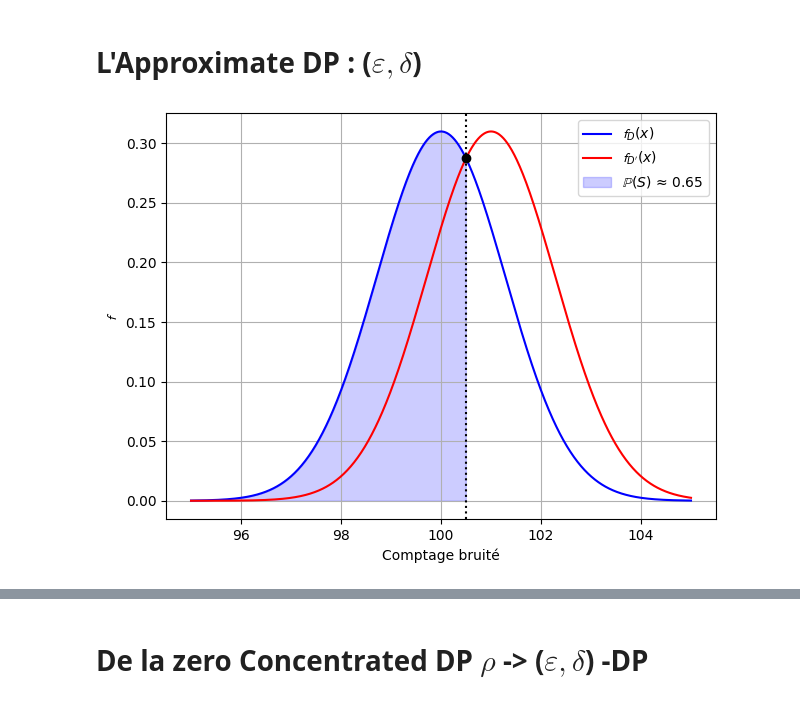
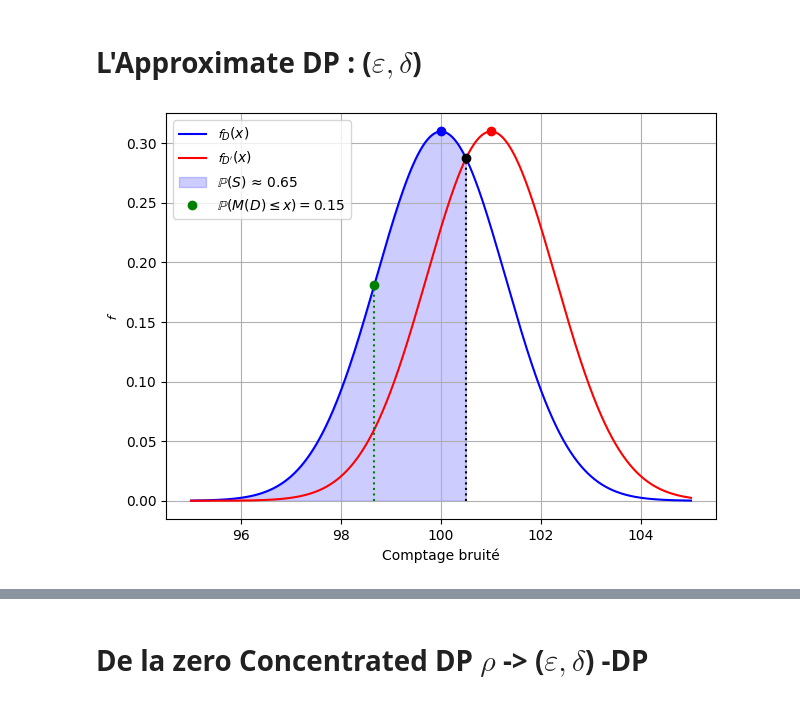
Before and after one commit to InseeFrLab/diff-privacy, a Jupyter notebook: comprendre_dp.ipynb, the cells around one changed output, grey strips where cells are left out. Cells and saved outputs as stored; diff of their text form; code cells hidden in the pictures.

```diff
--- a/comprendre_dp.ipynb
+++ b/comprendre_dp.ipynb
@@ -134,35 +153,46 @@ x_limit = 100.5
 mu1, mu2 = 100, 101
 b = np.sqrt(2) / np.log(3)
 
 # Densités
 y1 = norm.pdf(x, loc=mu1, scale=b)
 y2 = norm.pdf(x, loc=mu2, scale=b)
 
 # Point limite pour l’aire
 idx_limit = np.where(x <= x_limit)
 area = np.trapezoid(y1[idx_limit], x[idx_limit])
 
 # Tracé des courbes
 plt.plot(x, y1, label=r"$\mathcal{f}_D(x)$", color='blue')
 plt.plot(x, y2, label=r"$\mathcal{f}_{D'}(x)$", color='red')
 
 # Remplissage de l’aire sous la courbe bleue jusqu’à 100.5
 plt.fill_between(x[idx_limit], y1[idx_limit], color='blue', alpha=0.2, label=r"$\mathbb{P}(S)$ ≈ " + f"{area:.2f}")
 
 # Tracer les lignes pointillées
 plt.plot(x_limit, norm.pdf(x_limit, loc=mu1, scale=b), 'o', color='black')
-plt.axvline(x=x_limit, linestyle='dotted', color='black')
+plt.plot([x_limit, x_limit], [0, norm.pdf(x_limit, loc=mu1, scale=b)], linestyle='dotted', color='black')
+
+plt.plot(mu1, norm.pdf(mu1, loc=mu1, scale=b), 'o', color='blue')
+plt.plot(mu2, norm.pdf(mu2, loc=mu2, scale=b), 'o', color='red')
+
+# Trouver x tel que l'aire sous la courbe bleue jusqu'à x vaut 0.15
+x_15 = norm.ppf(0.15, loc=mu1, scale=b)
+y_15 = norm.pdf(x_15, loc=mu1, scale=b)
+
+# Afficher ce point en vert
+plt.plot(x_15, y_15, 'o', color='green', label=r"$\mathbb{P}(M(D) \leq x) = 0.15$")
+plt.plot([x_15, x_15], [0, y_15], linestyle='dotted', color='green')
 
 # Mise en forme
 plt.xlabel("Comptage bruité")
 plt.ylabel(r"$\mathcal{f}$")
 plt.legend()
 plt.grid(True)
 plt.tight_layout()
 
 plt.show()
 # %% [output]
-[figure, old version]
+[figure, new version]
 # %%
 import numpy as np
 import matplotlib.pyplot as plt
```
Also changed, not shown: parts of 6 cells of this notebook, 14 other files.
